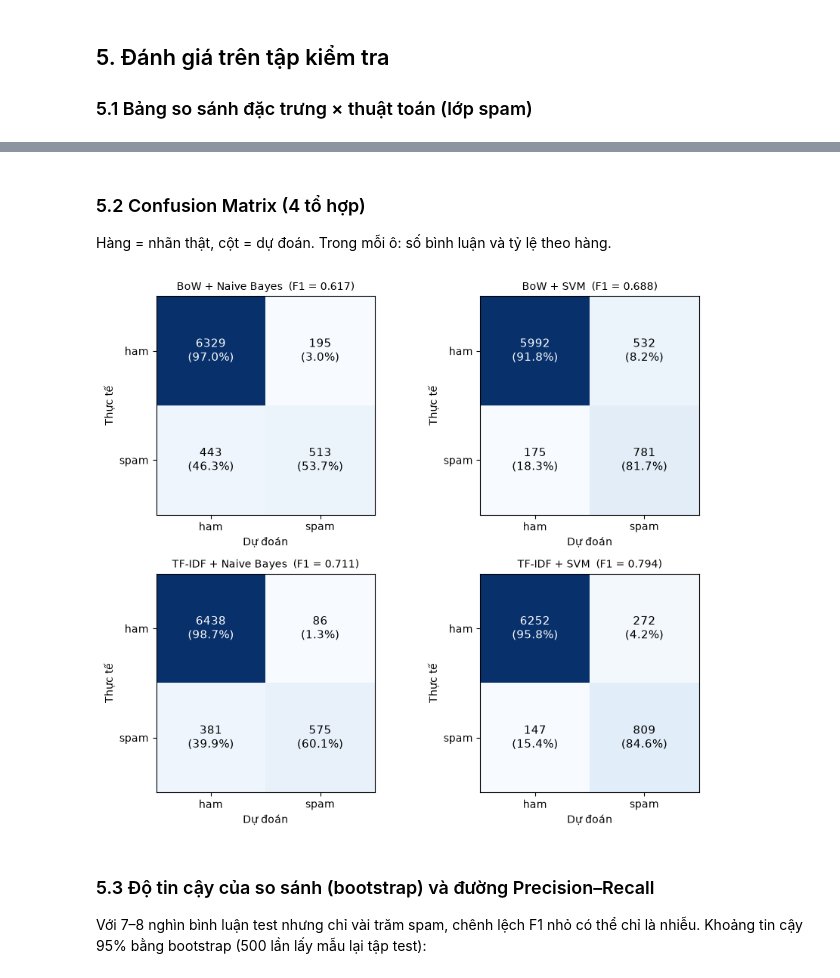
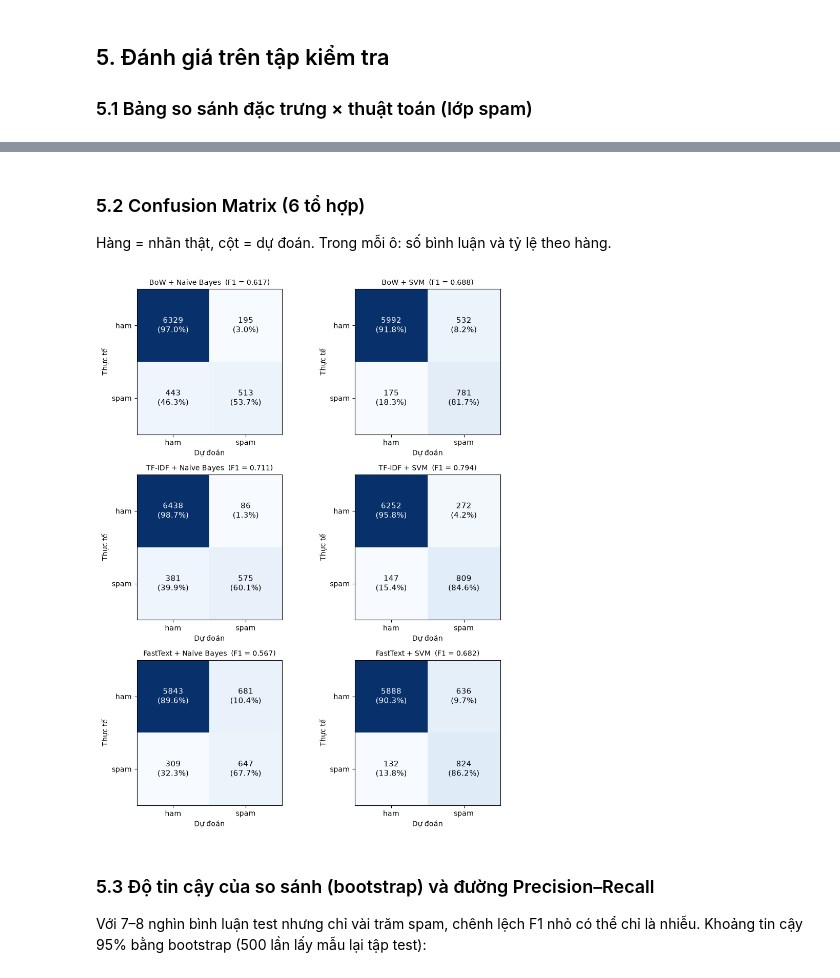
Before and after one commit to P-Bao/ptit-facebook-spam-ham, a Jupyter notebook: spam-ham-comments.ipynb, the cells around one changed output, grey strips where cells are left out. Cells and saved outputs as stored; diff of their text form; code cells hidden in the pictures.

```diff
--- a/spam-ham-comments.ipynb
+++ b/spam-ham-comments.ipynb
@@ -32,7 +93,9 @@ Dataset `p-storm/ptit-facebook-comments-spamham` (Hugging Face, chế độ gate
 # %%
 HF_REPO_ID, DATA_FILENAME = "p-storm/ptit-facebook-comments-spamham", "labeled_v7.csv"
 
-csv_path = hf_hub_download(repo_id=HF_REPO_ID, filename=DATA_FILENAME, repo_type="dataset")
+csv_path = os.environ.get("SPAMHAM_CSV") or try_to_load_from_cache(HF_REPO_ID, DATA_FILENAME, repo_type="dataset")
+if not isinstance(csv_path, str):
+    csv_path = hf_hub_download(repo_id=HF_REPO_ID, filename=DATA_FILENAME, repo_type="dataset")
 
 raw = pd.read_csv(csv_path)
 raw = raw[raw["label"].isin(["spam", "ham"])].dropna(subset=["cleaned_text"]).reset_index(drop=True)
@@ -282,6 +350,6 @@ Mỗi tổ hợp được tinh chỉnh siêu tham số bằng `GridSearchCV` (5
 # %%
 TOKEN_PATTERN = r"(?u)\b\w+\b|[^\w\s]"          # giữ dấu câu làm token riêng
-cache = Memory(tempfile.mkdtemp(), verbose=0)       # lưu cache bước vector hóa giữa các lần thử C/alpha
+cache = Memory(tempfile.mkdtemp(), verbose=0)       # lưu cache bước vector hóa cho BoW / TF-IDF
 
 def make_vec(kind):
     if kind == "BoW":    return CountVectorizer(token_pattern=TOKEN_PATTERN, min_df=2)
@@ -292,13 +360,32 @@ MODELS = {
     "SVM":         (LinearSVC(class_weight="balanced", max_iter=5000, random_state=SEED), {"clf__C": [0.1, 0.3, 1.0, 3.0]}),
 }
 NGRAMS = [(1, 1), (1, 2)]
+FEATURES = ("BoW", "TF-IDF", "FastText")
+
+def make_pipe(feat, model_name):
+    if feat == "FastText":
+        vec = FastTextVectorizer(vector_size=100, bucket=100_000, seed=SEED, workers=4)
+        vgrid = {"vec__pooling": ["mean", "tfidf"]}
+        if model_name == "Naive Bayes":
+            steps = [("clf", GaussianNB())]
+            mgrid = {"clf__var_smoothing": [1e-9, 1e-7, 1e-5, 1e-3]}
+        else:
+            steps = [("sc", StandardScaler()),
+                     ("clf", LinearSVC(class_weight="balanced", max_iter=10000, random_state=SEED))]
+            mgrid = {"clf__C": [0.01, 0.1, 1.0]}
+        # Không dùng memory=cache cho FastText để tránh ghi hàng trăm MB ra ổ cứng tạm;
+        # n_jobs=1 ở GridSearchCV vì bản thân FastText đã chạy đa luồng Cython (workers=4).
+        return Pipeline([("vec", vec), *steps]), {**vgrid, **mgrid}, 1
+    else:
+        vec, vgrid = make_vec(feat), {"vec__ngram_range": NGRAMS}
+        clf, mgrid = MODELS[model_name]
+        return Pipeline([("vec", vec), ("clf", clf)], memory=cache), {**vgrid, **mgrid}, -1
 
 def run_experiment(text_name, feat, model_name):
     texts = TEXT[text_name]
     X_tr, X_te = texts.iloc[train_idx].to_numpy(), texts.iloc[test_idx].to_numpy()
-    clf, grid = MODELS[model_name]
-    pipe = Pipeline([("vec", make_vec(feat)), ("clf", clf)], memory=cache)
-    gs = GridSearchCV(pipe, {"vec__ngram_range": NGRAMS, **grid}, scoring="f1", cv=CV_FOLDS, n_jobs=-1, refit=True)
+    pipe, grid, njobs = make_pipe(feat, model_name)
+    gs = GridSearchCV(pipe, grid, scoring="f1", cv=CV_FOLDS, n_jobs=njobs, refit=True)
     gs.fit(X_tr, y_train)
     best = gs.best_estimator_
     pred = best.predict(X_te)
@@ -313,8 +400,9 @@ def run_experiment(text_name, feat, model_name):
 RESULTS = []
 t0 = time.time()
 for text_name in TEXT:
-    for feat in ("BoW", "TF-IDF"):
+    for feat in FEATURES:
         for model_name in MODELS:
             r = run_experiment(text_name, feat, model_name); RESULTS.append(r)
-            print(f"[{time.time()-t0:4.0f}s] {text_name:20s} | {feat:6s} + {model_name:11s} | CV F1 {r['CV F1 (spam)']:.4f} | test F1 {r['F1']:.4f} | {r['Tham số tốt nhất']}", flush=True)
+            print(f"[{time.time()-t0:4.0f}s] {text_name:20s} | {feat:8s} + {model_name:11s} | CV F1 {r['CV F1 (spam)']:.4f} | test F1 {r['F1']:.4f} | {r['Tham số tốt nhất']}", flush=True)
+shutil.rmtree(cache.location, ignore_errors=True)
 # %% [output]
@@ -367,22 +464,22 @@ Ma trận F1 (hàng: đặc trưng, cột: thuật toán):
 # %% [markdown]
-### 5.2 Confusion Matrix (4 tổ hợp)
+### 5.2 Confusion Matrix (6 tổ hợp)
 
 Hàng = nhãn thật, cột = dự đoán. Trong mỗi ô: số bình luận và tỷ lệ theo hàng.
 # %%
-fig, axes = plt.subplots(2, 2, figsize=(9, 7.5))
+fig, axes = plt.subplots(3, 2, figsize=(9, 11))
 sel = [r for r in RESULTS if r["Tiền xử lý"] == MAIN_PRE]
 for ax, r in zip(axes.ravel(), sel):
     cm = confusion_matrix(y_test, r["_pred"], labels=[0, 1])
     ax.imshow(cm, cmap="Blues")
     for i in range(2):
         for j in range(2):
             ax.text(j, i, f"{cm[i, j]}\n({cm[i, j] / cm[i].sum():.1%})", ha="center", va="center",
                     color="white" if cm[i, j] > cm.max() / 2 else "black", fontsize=11)
     ax.set_xticks([0, 1]); ax.set_xticklabels(["ham", "spam"]); ax.set_yticks([0, 1]); ax.set_yticklabels(["ham", "spam"])
     ax.set_xlabel("Dự đoán"); ax.set_ylabel("Thực tế"); ax.set_title(f"{r['Đặc trưng']} + {r['Thuật toán']}  (F1 = {r['F1']:.3f})", fontsize=10)
 plt.tight_layout(); plt.show()
 # %% [output]
-[figure, old version]
+[figure, new version]
 # %% [markdown]
 ### 5.3 Độ tin cậy của so sánh (bootstrap) và đường Precision–Recall
 
```
Also changed, not shown: parts of 22 cells of this notebook, 3 other files.
